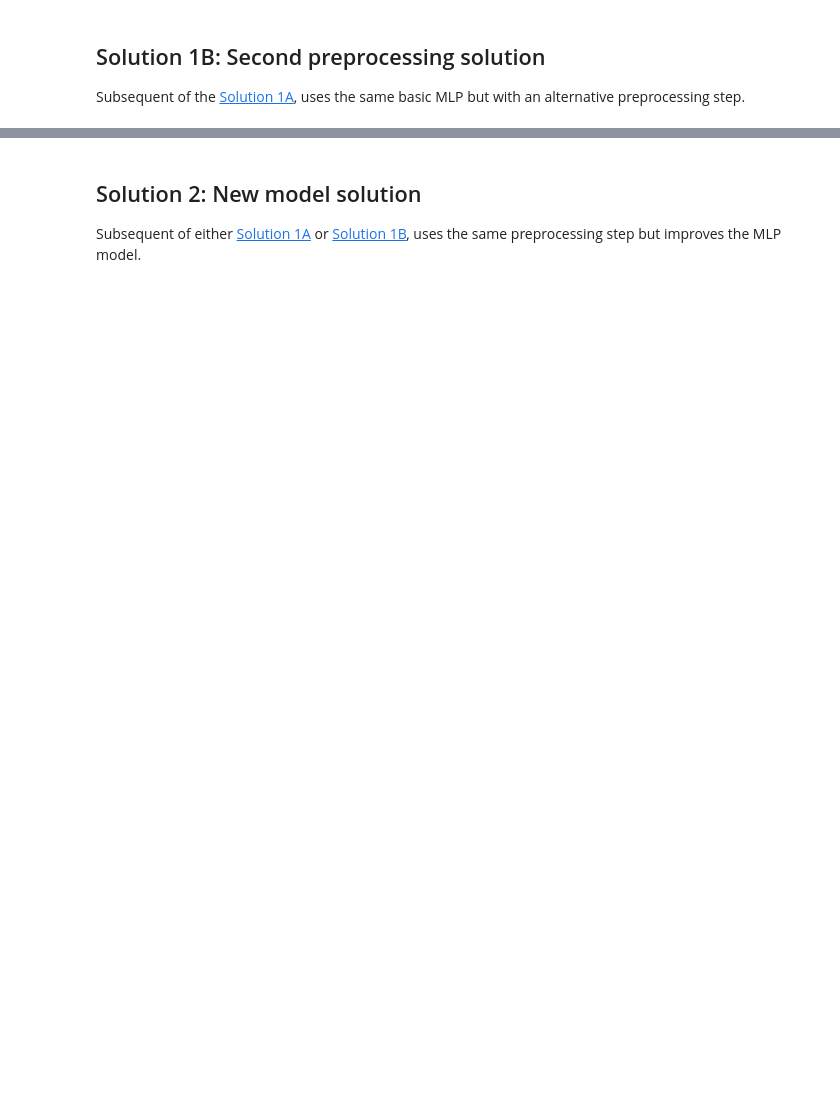
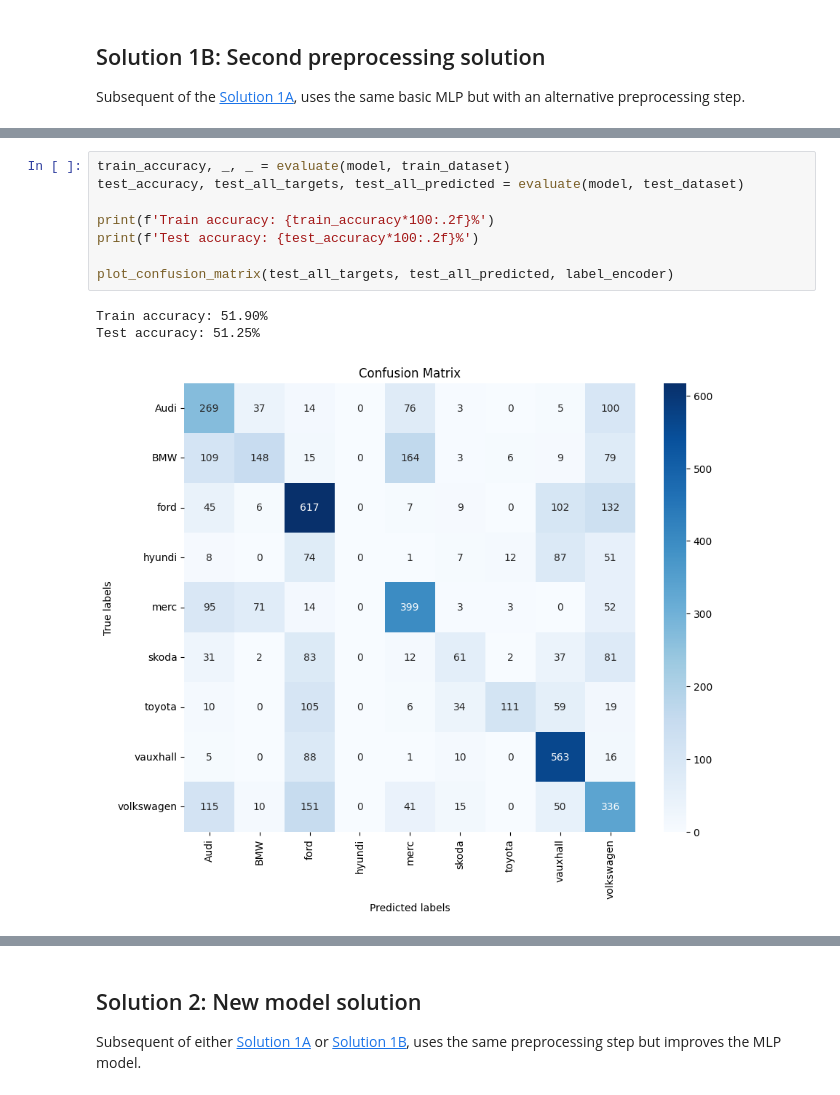
Before and after one commit to angeruiizz/Redes-Neuronales, a Jupyter notebook: P3_Angelina_RuizJimenez.ipynb, the cells around one changed output, grey strips where cells are left out. Saved outputs shown, nothing was run; the diff lists cells and outputs as text; blank space fills up the shorter version.

```diff
--- a/P3_Angelina_RuizJimenez.ipynb
+++ b/P3_Angelina_RuizJimenez.ipynb
@@ -663,0 +729,12 @@ train_dataset, test_dataset, input_size, num_classes, label_encoder = df_to_data
+# %%
+train_accuracy, _, _ = evaluate(model, train_dataset)
+test_accuracy, test_all_targets, test_all_predicted = evaluate(model, test_dataset)
+
+print(f'Train accuracy: {train_accuracy*100:.2f}%')
+print(f'Test accuracy: {test_accuracy*100:.2f}%')
+
+plot_confusion_matrix(test_all_targets, test_all_predicted, label_encoder)
+# %% [output]
+Train accuracy: 51.90%
+Test accuracy: 51.25%
+[figure, added]
```
Also changed, not shown: parts of 30 cells of this notebook.
